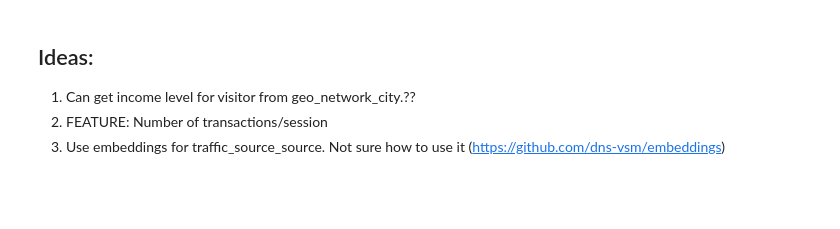
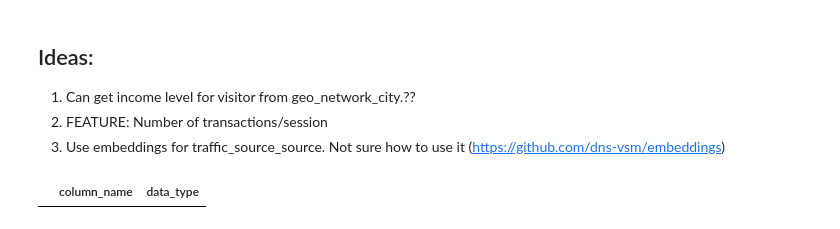
Before and after one commit to hardiksahi/MachineLearning, a Jupyter notebook: kaggle/google-analytics-propensity/notebooks/1_EDA.ipynb, the cells around one changed output. Cells and saved outputs as stored; diff of their text form; code cells hidden in the pictures; blank space fills up the shorter version.

```diff
--- a/kaggle/google-analytics-propensity/notebooks/1_EDA.ipynb
+++ b/kaggle/google-analytics-propensity/notebooks/1_EDA.ipynb
@@ -845,0 +1184,6 @@ vv.transpose()
+# %%
+column_df = con.execute("select column_name, data_type from information_schema.columns where table_name='intermediate_train_data'").df()
+# %%
+column_df[column_df['column_name'] == 'traffic_source_campaign_code']
+# %% [output]
+|  | column_name | data_type |
```
Also changed, not shown: parts of 139 cells of this notebook, 12 other files.
